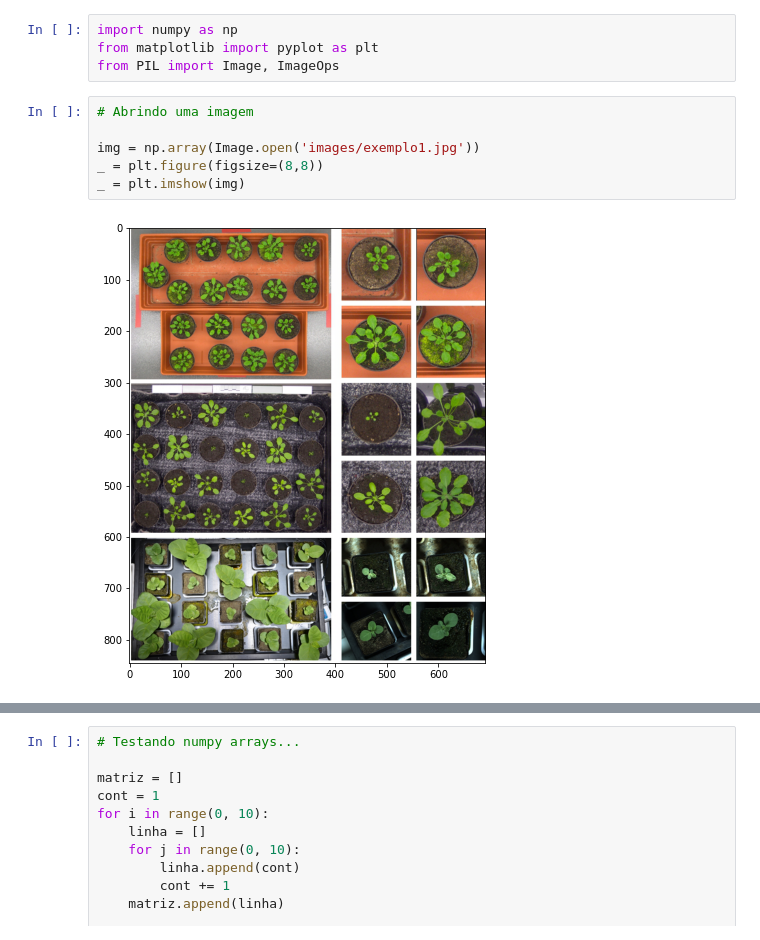
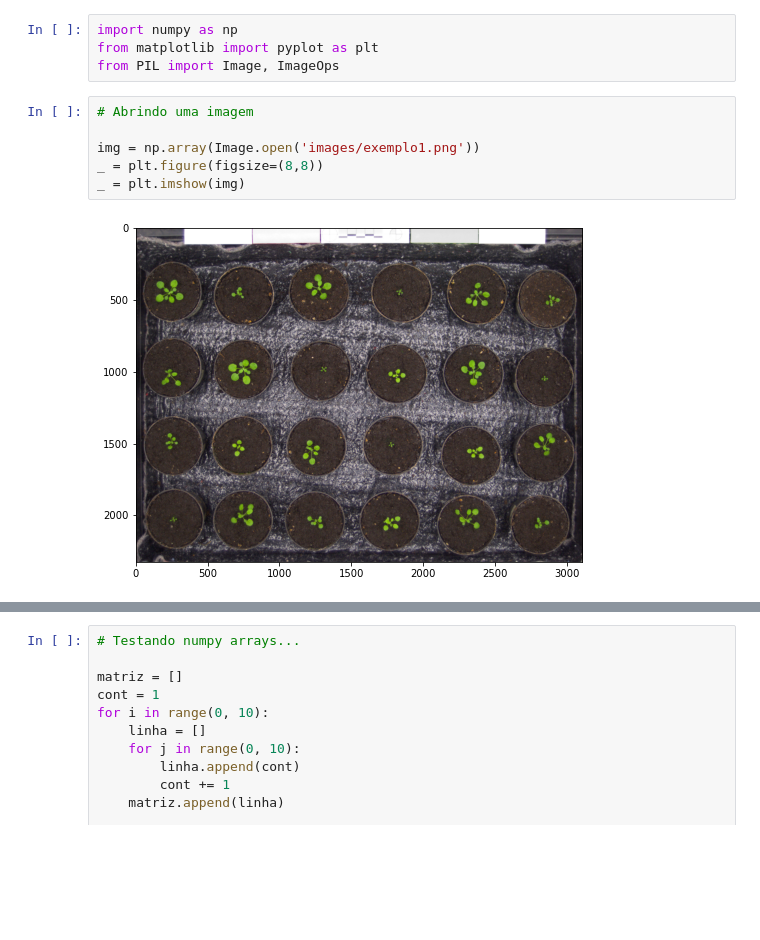
Before and after one commit to heitorc62/Estudos-Processamento-de-Imagens, a Jupyter notebook: Testes_Com_Python/ProcessandoImagensNumpy.ipynb, the cells around one changed output, grey strips where cells are left out. Drawn from its saved outputs; the diff is of its cells as text; blank space fills up the shorter version.

```diff
--- a/Testes_Com_Python/ProcessandoImagensNumpy.ipynb
+++ b/Testes_Com_Python/ProcessandoImagensNumpy.ipynb
@@ -5,11 +5,11 @@ from PIL import Image, ImageOps
 # %%
 # Abrindo uma imagem
 
-img = np.array(Image.open('images/exemplo1.jpg'))
+img = np.array(Image.open('images/exemplo1.png'))
 _ = plt.figure(figsize=(8,8))
 _ = plt.imshow(img)
 # %% [output]
-[figure, old version]
+[figure, new version]
 # %%
 # Detalhes da image
 
```
Also changed, not shown: parts of 5 cells of this notebook, 3 other files.
